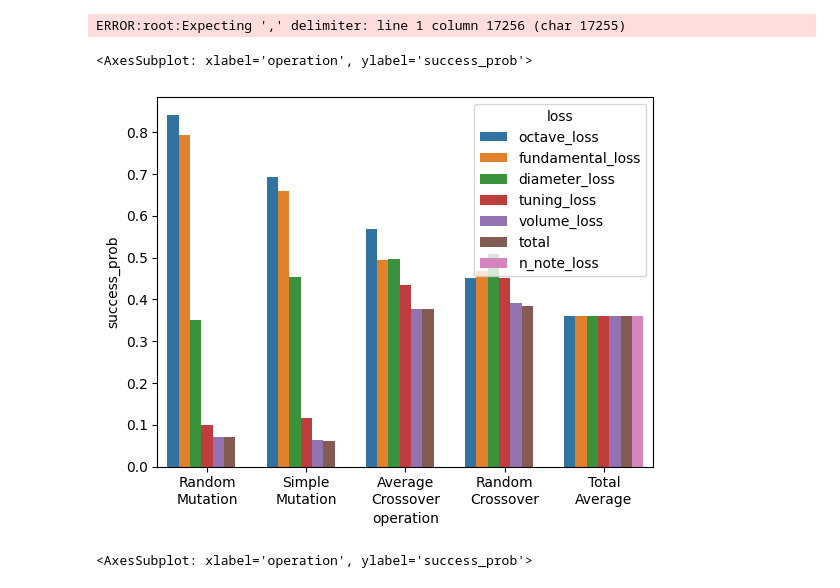
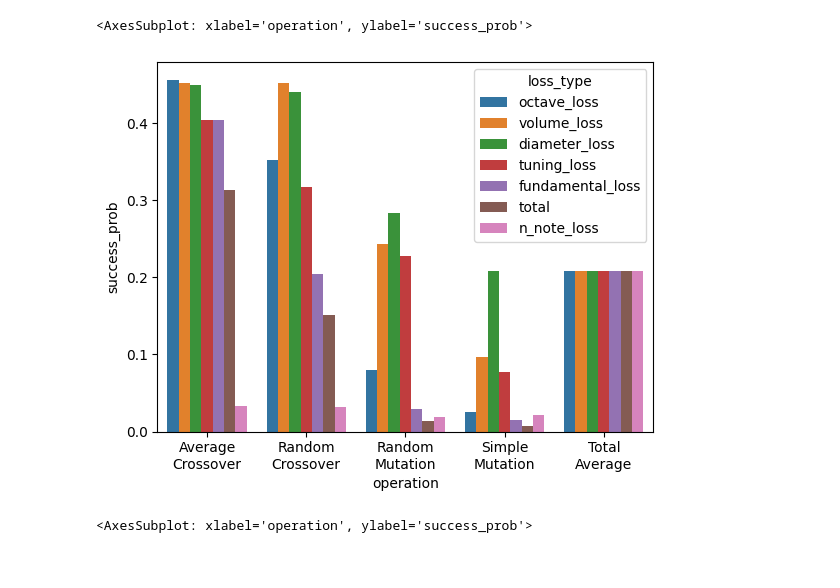
Before and after one commit to Didgitaldoo/didge-lab, a Jupyter notebook: src/experiments/arusha/analyze_evolution.ipynb, the cells around one changed output. Drawn from its saved outputs; the diff is of its cells as text; code cells hidden in the pictures.

```diff
--- a/src/experiments/arusha/analyze_evolution.ipynb
+++ b/src/experiments/arusha/analyze_evolution.ipynb
@@ -117,44 +117,43 @@ def build_graph(infile):
                             {}
                         )
     return nodes
 
 def get_deltas(infile):
     nodes = build_graph(infile)
     deltas = []
     for edge in nodes.get_all_edges():
         for key in edge.parent.losses.keys():
             loss_delta = edge.parent.losses[key] - edge.child.losses[key]
-            deltas.append([edge.name, key, np.max((0, loss_delta))])
-    deltas = pd.DataFrame(deltas, columns=["operation", "loss", "delta"])
+            deltas.append([edge.name, key, np.max((0, loss_delta)), edge.child.losses[key], edge.child.generation])
+    deltas = pd.DataFrame(deltas, columns=["operation", "loss_type", "delta", "loss_value", "generation"])
     return deltas
 
 def get_success_probs(deltas):
     success_probs = []
-    for loss in deltas.loss.unique():
+    for loss in deltas.loss_type.unique():
         for operation in deltas.operation.unique():
-            a = len(deltas.query("operation==@operation and loss==@loss and delta>0"))
-            b = len(deltas.query("operation==@operation and loss==@loss"))
+            a = len(deltas.query("operation==@operation and loss_type==@loss and delta>0"))
+            b = len(deltas.query("operation==@operation and loss_type==@loss"))
             operation_str = operation
             operation_str = operation_str.replace("Mutation", "\nMutation")
             operation_str = operation_str.replace("Crossover", "\nCrossover")
             success_probs.append([operation_str, loss, a/b])
 
         a = len(deltas.query("delta>0"))
         b = len(deltas)
         success_probs.append(["Total\nAverage", loss, a/b])
 
-    success_probs = pd.DataFrame(success_probs, columns=["operation", "loss", "success_prob"])
+    success_probs = pd.DataFrame(success_probs, columns=["operation", "loss_type", "success_prob"])
     success_probs = success_probs.sort_values("success_prob", ascending=False)
     return success_probs
 
-infile = '../../../evolutions/2024-04-06T11-20-41_evolve_arusha/evolution_operations.jsonl'
+infile = '../../../saved_evolutions/2024-04-13T15-27-39_evolve_arusha/evolution_operations.jsonl'
 deltas = get_deltas(infile)
 success_probs = get_success_probs(deltas)
-sns.barplot(data=success_probs, x="operation", y="success_prob", hue="loss")
+sns.barplot(data=success_probs, x="operation", y="success_prob", hue="loss_type")
 # %% [output]
-ERROR:root:Expecting ',' delimiter: line 1 column 17256 (char 17255)
+<AxesSubplot: xlabel='operation', ylabel='success_prob'>
-<AxesSubplot: xlabel='operation', ylabel='success_prob'>
-[figure, old version]
+[figure, new version]
 # %%
 sns.barplot(data=success_probs.query("loss=='total'"), x="operation", y="success_prob")
 # %% [output]
```
Also changed, not shown: parts of 4 cells of this notebook, 3 other files.
